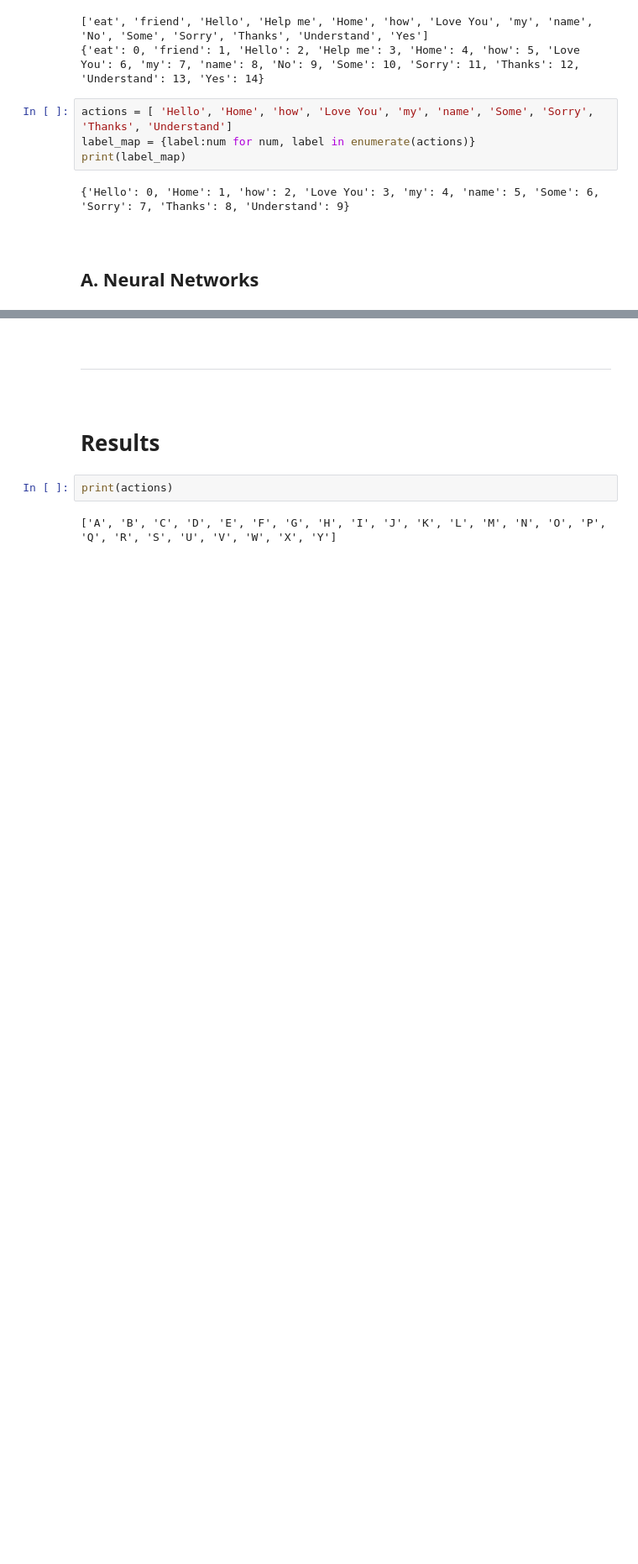
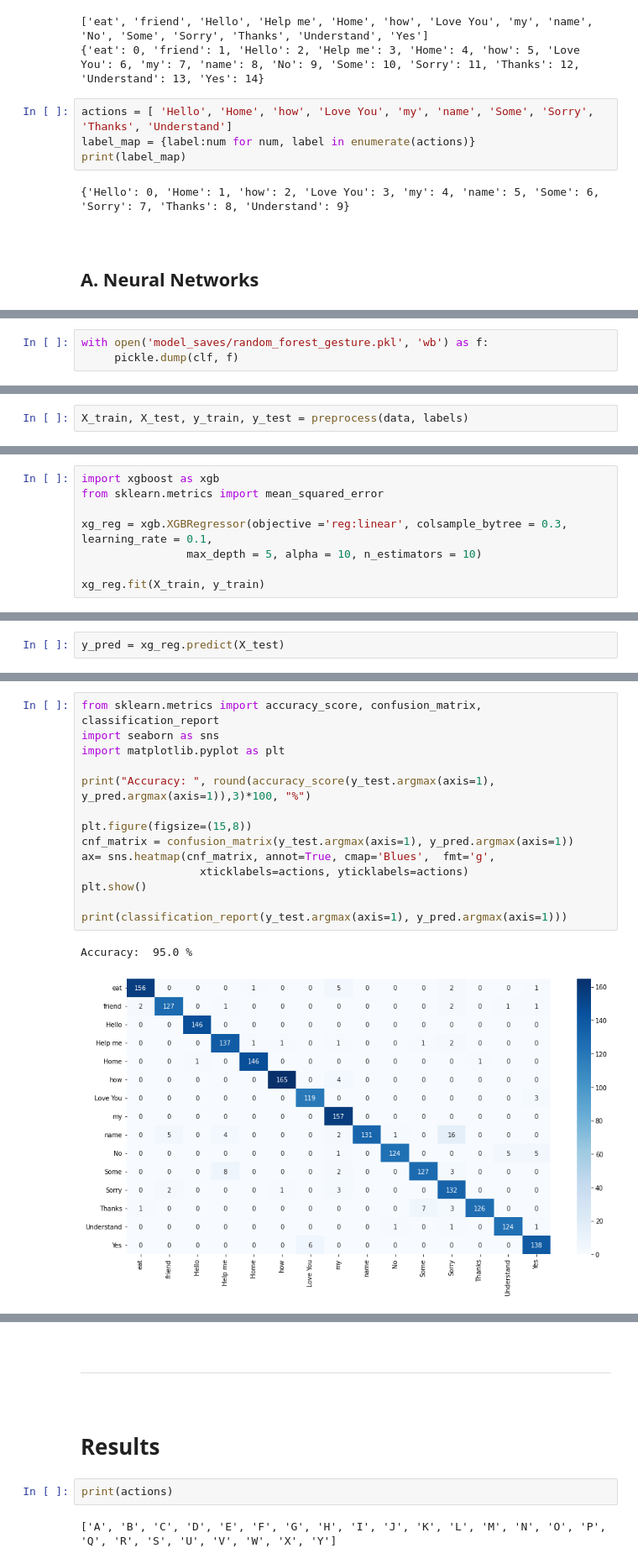
Before and after one commit to Srinivas-Natarajan/Gesture-Recognition-for-Sign-Language-Translation, a Jupyter notebook: ML/Model Training.ipynb, the cells around one changed output, grey strips where cells are left out. Shown at 84% size. Saved outputs shown, nothing was run; the diff lists cells and outputs as text; blank space fills up the shorter version.

```diff
--- a/ML/Model Training.ipynb
+++ b/ML/Model Training.ipynb
@@ -969,0 +1083,3 @@ ValueError: Number of classes, 2, does not match size of target_names, 10. Try s
+# %%
+with open('model_saves/random_forest_gesture.pkl', 'wb') as f:
+     pickle.dump(clf, f)
@@ -969,0 +1135,2 @@ ValueError: Number of classes, 2, does not match size of target_names, 10. Try s
+# %%
+X_train, X_test, y_train, y_test = preprocess(data, labels)
@@ -969,0 +1148,8 @@ ValueError: Number of classes, 2, does not match size of target_names, 10. Try s
+# %%
+import xgboost as xgb
+from sklearn.metrics import mean_squared_error
+
+xg_reg = xgb.XGBRegressor(objective ='reg:linear', colsample_bytree = 0.3, learning_rate = 0.1,
+                max_depth = 5, alpha = 10, n_estimators = 10)
+
+xg_reg.fit(X_train, y_train)
@@ -969,0 +1168,2 @@ ValueError: Number of classes, 2, does not match size of target_names, 10. Try s
+# %%
+y_pred = xg_reg.predict(X_test)
@@ -969,0 +1175,17 @@ ValueError: Number of classes, 2, does not match size of target_names, 10. Try s
+# %%
+from sklearn.metrics import accuracy_score, confusion_matrix, classification_report
+import seaborn as sns
+import matplotlib.pyplot as plt
+
+print("Accuracy: ", round(accuracy_score(y_test.argmax(axis=1), y_pred.argmax(axis=1)),3)*100, "%")
+
+plt.figure(figsize=(15,8))
+cnf_matrix = confusion_matrix(y_test.argmax(axis=1), y_pred.argmax(axis=1))
+ax= sns.heatmap(cnf_matrix, annot=True, cmap='Blues',  fmt='g',
+                  xticklabels=actions, yticklabels=actions)
+plt.show()
+
+print(classification_report(y_test.argmax(axis=1), y_pred.argmax(axis=1)))
+# %% [output]
+Accuracy:  95.0 %
+[figure, added]
```
Also changed, not shown: parts of 21 cells of this notebook, 3 other files.
